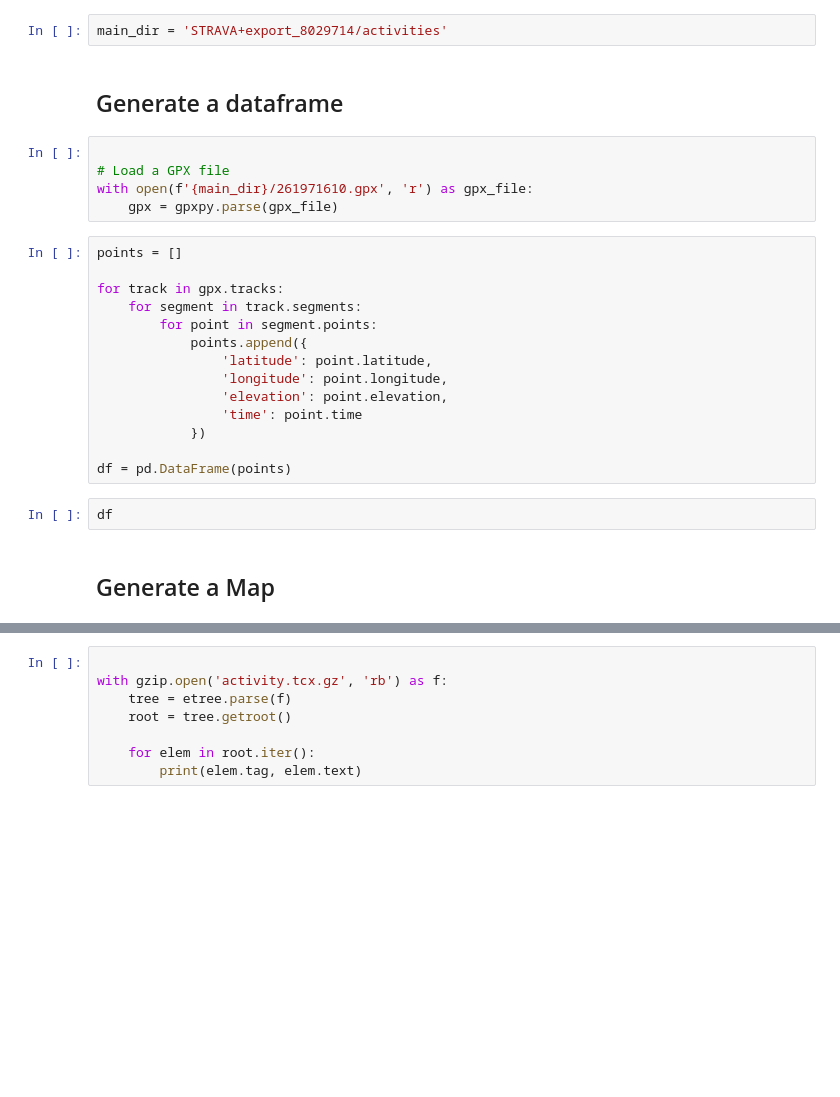
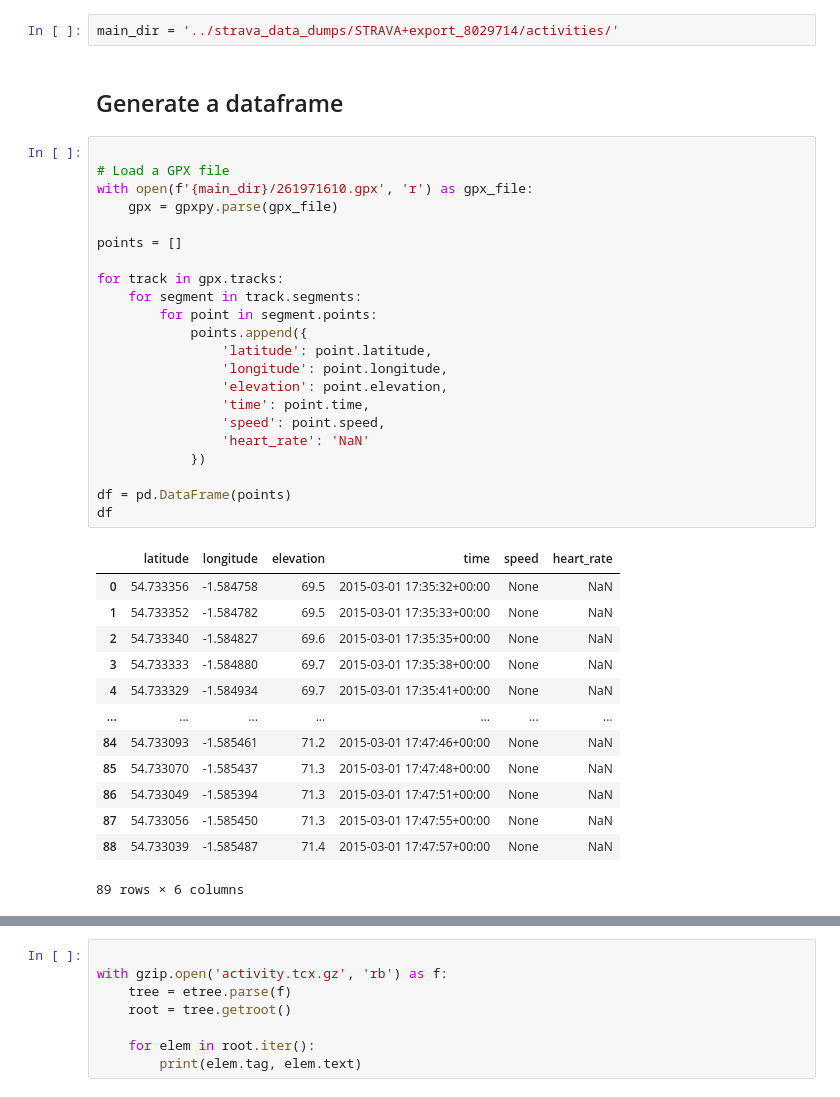
Before and after one commit to DrBAC/strava_code, a Jupyter notebook: code/strava_eda_gpx.ipynb, the cells around one changed output, grey strips where cells are left out. Cells and saved outputs as stored; diff of their text form; blank space fills up the shorter version.

```diff
--- a/code/strava_eda_gpx.ipynb
+++ b/code/strava_eda_gpx.ipynb
@@ -11,27 +19,40 @@ import folium
 # %%
-main_dir = 'STRAVA+export_8029714/activities'
+main_dir = '../strava_data_dumps/STRAVA+export_8029714/activities/'
 # %% [markdown]
 ## Generate a dataframe
 # %%
 
 # Load a GPX file
 with open(f'{main_dir}/261971610.gpx', 'r') as gpx_file:
     gpx = gpxpy.parse(gpx_file)
+
+points = []
+
+for track in gpx.tracks:
+    for segment in track.segments:
+        for point in segment.points:
+            points.append({
+                'latitude': point.latitude,
+                'longitude': point.longitude,
+                'elevation': point.elevation,
+                'time': point.time,
+                'speed': point.speed,
+                'heart_rate': 'NaN'
+            })
+
+df = pd.DataFrame(points)
+df
+# %% [output]
+|  | latitude | longitude | elevation | time | speed | heart_rate |
+| 0 | 54.733356 | -1.584758 | 69.5 | 2015-03-01 17:35:32+00:00 | None | NaN |
+| 1 | 54.733352 | -1.584782 | 69.5 | 2015-03-01 17:35:33+00:00 | None | NaN |
+| 2 | 54.733340 | -1.584827 | 69.6 | 2015-03-01 17:35:35+00:00 | None | NaN |
+| 3 | 54.733333 | -1.584880 | 69.7 | 2015-03-01 17:35:38+00:00 | None | NaN |
+| 4 | 54.733329 | -1.584934 | 69.7 | 2015-03-01 17:35:41+00:00 | None | NaN |
+| ... | ... | ... | ... | ... | ... | ... |
+| 84 | 54.733093 | -1.585461 | 71.2 | 2015-03-01 17:47:46+00:00 | None | NaN |
+| 85 | 54.733070 | -1.585437 | 71.3 | 2015-03-01 17:47:48+00:00 | None | NaN |
+| 86 | 54.733049 | -1.585394 | 71.3 | 2015-03-01 17:47:51+00:00 | None | NaN |
+| 87 | 54.733056 | -1.585450 | 71.3 | 2015-03-01 17:47:55+00:00 | None | NaN |
+| 88 | 54.733039 | -1.585487 | 71.4 | 2015-03-01 17:47:57+00:00 | None | NaN |
+89 rows × 6 columns
-# %%
-points = []
-
-for track in gpx.tracks:
-    for segment in track.segments:
-        for point in segment.points:
-            points.append({
-                'latitude': point.latitude,
-                'longitude': point.longitude,
-                'elevation': point.elevation,
-                'time': point.time
-            })
-
-df = pd.DataFrame(points)
-# %%
-df
-# %% [markdown]
-## Generate a Map
```
Also changed, not shown: parts of 14 cells of this notebook, 3 other files.
